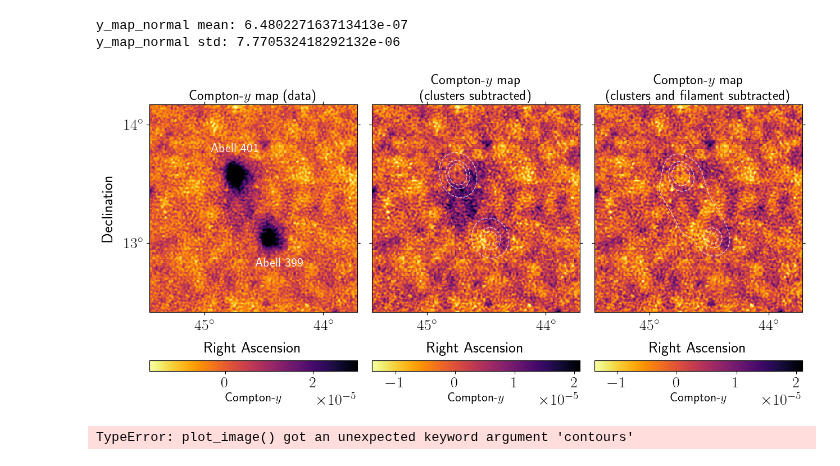
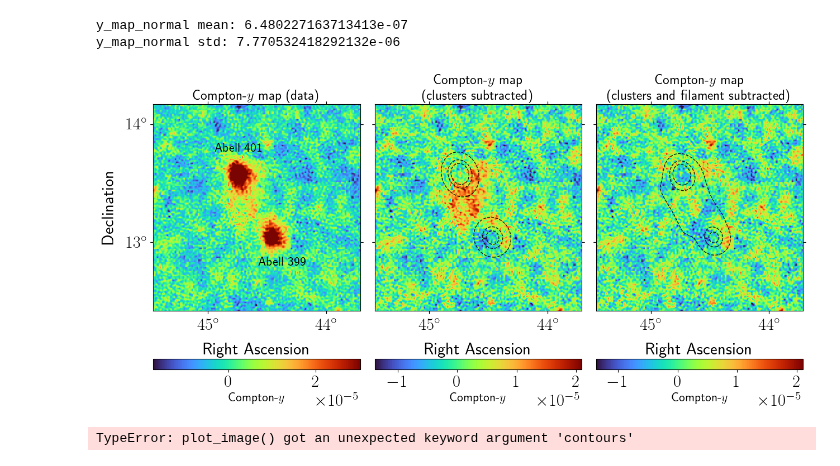
Before and after one commit to guanyilun/multi-freq-bridge, a Jupyter notebook: notebooks/y_map.ipynb, the cells around one changed output. Drawn from its saved outputs; the diff is of its cells as text; code cells hidden in the pictures.

Commit message:
change cmap

```diff
--- a/notebooks/y_map.ipynb
+++ b/notebooks/y_map.ipynb
@@ -52,11 +52,11 @@ print("y_map_normal std:", np.std(y_map_normal))
 y_map_normal mean: 6.480227163713413e-07
 y_map_normal std: 7.770532418292132e-06
 # %%
-from astropy.visualization import ZScaleInterval, ImageNormalize, LogStretch, AsinhStretch, SimpleNorm
+from astropy.visualization import ZScaleInterval, ImageNormalize, LogStretch, AsinhStretch, simple_norm
 
 # Use LaTeX for the plot
 plt.rc('text', usetex=True)
-plt.rc('font', family='sans-serif', size=20)
+plt.rc('font', family='sans-serif', size=22)
 
 # Create the plot with three subplots using WCS projection
 fig = plt.figure(figsize=(15, 8))
@@ -70,8 +70,9 @@ for i, (y_map, title) in enumerate(zip(maps, titles)):
     ax = plt.subplot(1, 3, i+1, projection=y_map.wcs)
 
     # Compute ZScale limits for better contrast and use inverted plasma colormap
-    cmap = plt.cm.inferno_r  # Inverted plasma colormap
+    cmap = plt.cm.turbo  # Inverted plasma colormap
     norm = ImageNormalize(y_map, interval=ZScaleInterval())
+    #norm = simple_norm(y_map, stretch="sqrt", percent=99)  # Use simple norm for better contrast
 
     # Display the map with ZScale normalization
     im = ax.imshow(y_map, origin='lower', cmap=cmap, norm=norm, interpolation='none')
@@ -81,12 +82,12 @@ for i, (y_map, title) in enumerate(zip(maps, titles)):
         sigma = np.std(models_best_fit_clusters)
         mean = np.mean(models_best_fit_clusters)
         contour_levels = [mean - 5*sigma, mean - 3*sigma, mean - sigma]
-        contours = ax.contour(models_best_fit_clusters, levels=contour_levels, colors='white', alpha=0.7, linewidths=1)
+        contours = ax.contour(models_best_fit_clusters, levels=contour_levels, colors='black', alpha=0.9, linewidths=1)
     elif i == 2:  # all subtracted map - use all model
         sigma = np.std(models_best_fit_all)
         mean = np.mean(models_best_fit_all)
         contour_levels = [mean - 5*sigma, mean - 3*sigma, mean - sigma]
-        contours = ax.contour(models_best_fit_all, levels=contour_levels, colors='white', alpha=0.7, linewidths=1)
+        contours = ax.contour(models_best_fit_all, levels=contour_levels, colors='black', alpha=0.9, linewidths=1)
     # No contours for i == 0 (data map)
 
     # Set up coordinate axes
@@ -100,37 +101,37 @@ for i, (y_map, title) in enumerate(zip(maps, titles)):
     else:
         dec.set_axislabel('')
         dec.set_ticklabel_visible(False)  # Hide y-axis tick labels for subplots 2 and 3
 
     # Ensure tick labels are in float degrees
     ra.set_major_formatter('d')
     dec.set_major_formatter('d')
 
     # Invert x-axis for proper RA display
     ax.invert_xaxis()
 
     # Add title
     ax.set_title(title, fontsize=18)
 
     # Add colorbar for each subplot
     cbar = plt.colorbar(im, ax=ax, orientation='horizontal', pad=0.14, shrink=1)
     cbar.set_label('Compton-$y$', fontsize=16)
 
     # Add Abell cluster labels to the first map
     if i == 0:
         # Abell 401 position
         ax.text(cf['c1_ra'], cf['c1_dec'] + 0.2, 'Abell 401', transform=ax.get_transform('world'),
-                fontsize=16, color='white', ha='center', va='center', weight='bold')
+                fontsize=16, color='black', ha='center', va='center', weight='bold')
 
         # Abell 399 position
         ax.text(cf['c2_ra']-.1, cf['c2_dec'] - 0.2, 'Abell 399', transform=ax.get_transform('world'),
-                fontsize=16, color='white', ha='center', va='center', weight='bold')
+                fontsize=16, color='black', ha='center', va='center', weight='bold')
 
 # Reduce horizontal space between subplots
 plt.subplots_adjust(wspace=0.07)
-plt.savefig('../plots/compton_y_maps_contours.pdf',  dpi=500, bbox_inches='tight')
+plt.savefig('../plots/compton_y_maps_contours.pdf',  dpi=650, bbox_inches='tight')
 plt.show()
 # %% [output]
-[figure, old version]
+[figure, new version]
 # %%
 ut.plot_image(models_best_fit, contours=contours, contour_levels=contour_levels, sigma_labels=sigma_labels)
 # %% [output]
```
Also changed, not shown: 2 other files.
